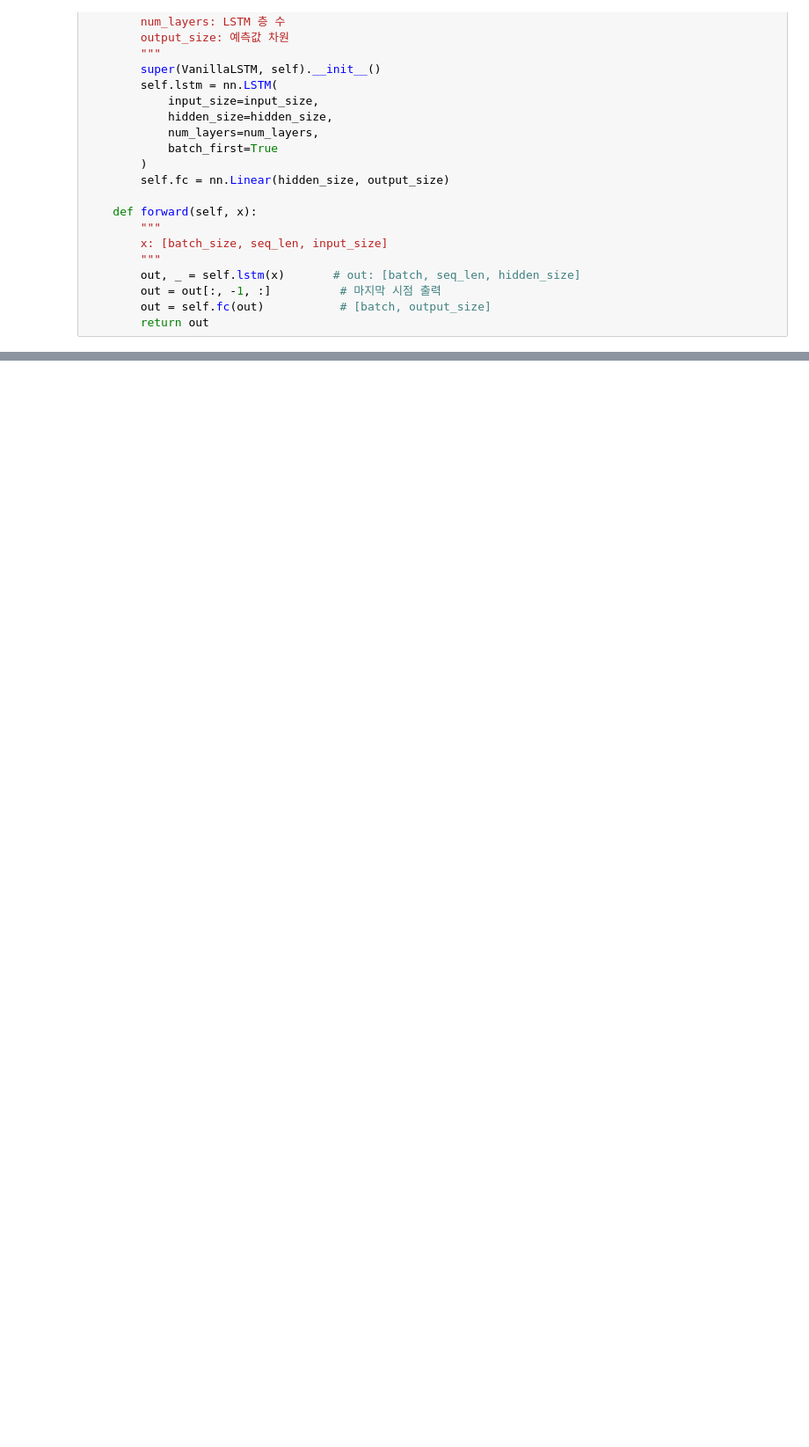
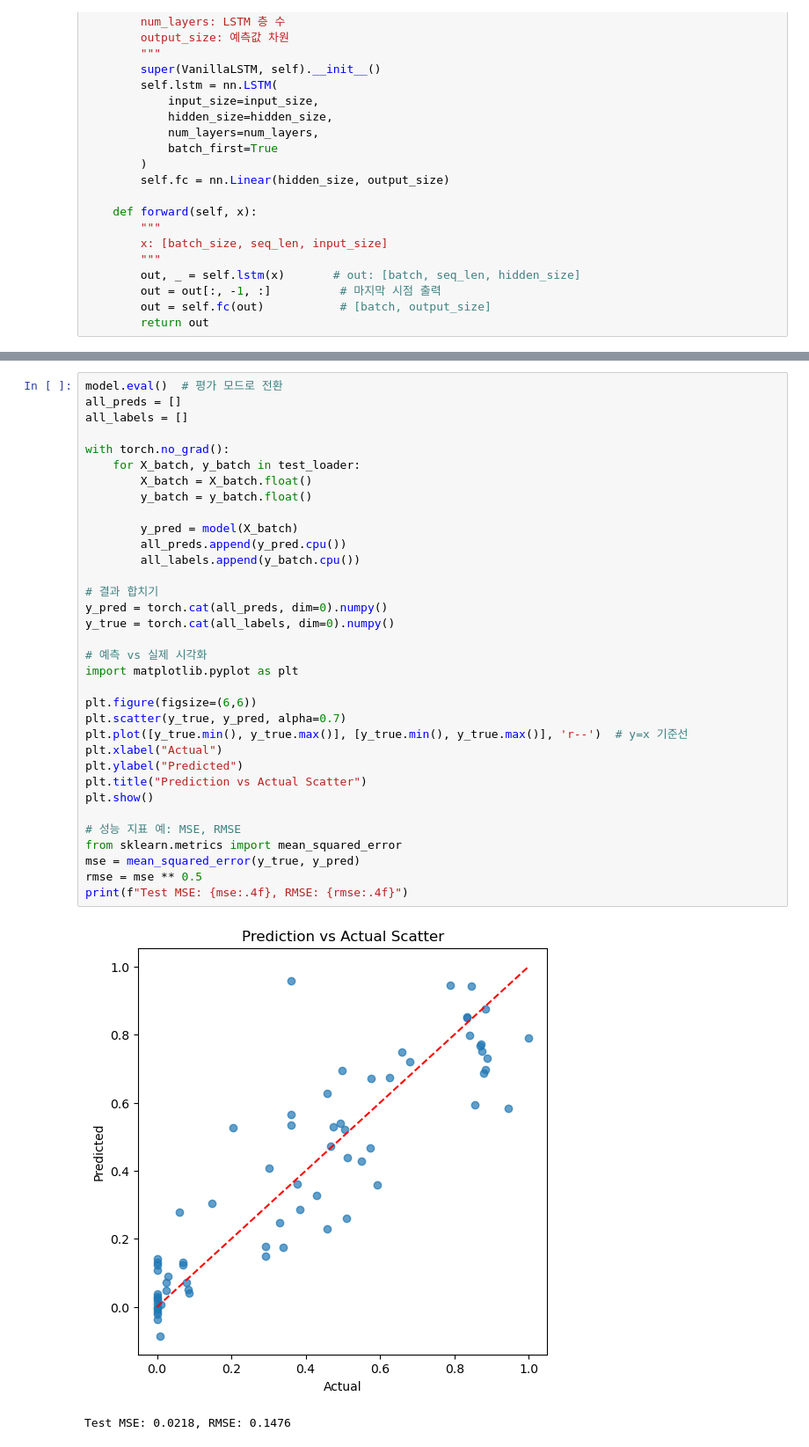
Before and after one commit to kty2001/water_quality, a Jupyter notebook: codetest.ipynb, the cells around one changed output, grey strips where cells are left out. Shown: that part at 88% size. Cells and saved outputs as stored; diff of their text form; blank space fills up the shorter version.

```diff
--- a/codetest.ipynb
+++ b/codetest.ipynb
@@ -83,0 +316,37 @@ class VanillaLSTM(nn.Module):
+# %%
+model.eval()  # 평가 모드로 전환
+all_preds = []
+all_labels = []
+
+with torch.no_grad():
+    for X_batch, y_batch in test_loader:
+        X_batch = X_batch.float()
+        y_batch = y_batch.float()
+
+        y_pred = model(X_batch)
+        all_preds.append(y_pred.cpu())
+        all_labels.append(y_batch.cpu())
+
+# 결과 합치기
+y_pred = torch.cat(all_preds, dim=0).numpy()
+y_true = torch.cat(all_labels, dim=0).numpy()
+
+# 예측 vs 실제 시각화
+import matplotlib.pyplot as plt
+
+plt.figure(figsize=(6,6))
+plt.scatter(y_true, y_pred, alpha=0.7)
+plt.plot([y_true.min(), y_true.max()], [y_true.min(), y_true.max()], 'r--')  # y=x 기준선
+plt.xlabel("Actual")
+plt.ylabel("Predicted")
+plt.title("Prediction vs Actual Scatter")
+plt.show()
+
+# 성능 지표 예: MSE, RMSE
+from sklearn.metrics import mean_squared_error
+mse = mean_squared_error(y_true, y_pred)
+rmse = mse ** 0.5
+print(f"Test MSE: {mse:.4f}, RMSE: {rmse:.4f}")
+# %% [output]
+[figure, added]
+Test MSE: 0.0218, RMSE: 0.1476
```
Also changed, not shown: parts of 13 cells of this notebook, 6 other files.
